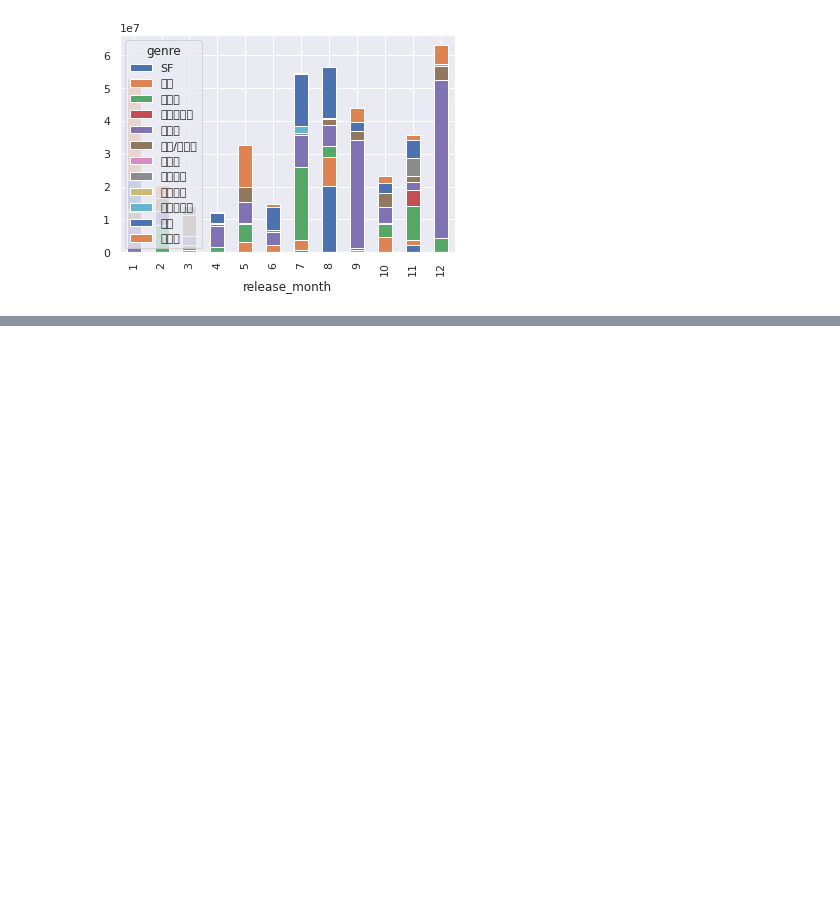
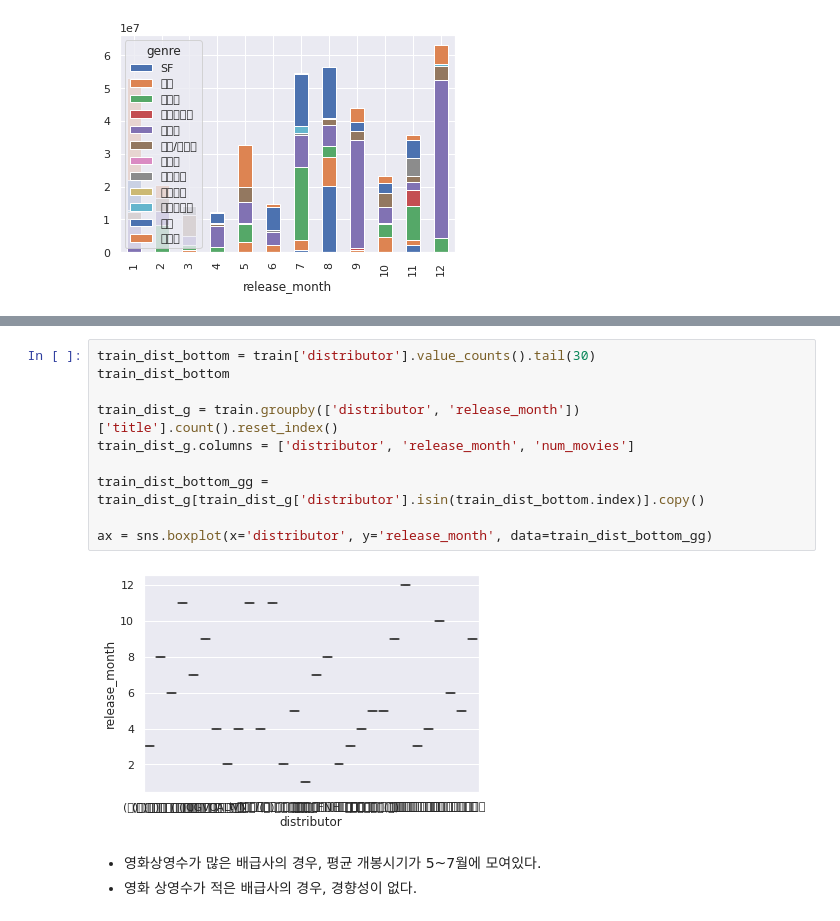
Before and after one commit to lim-jr/ESAA-Submits, a Jupyter notebook: 미니프로젝트1_YB1조_임재령_개봉시기위주.ipynb, the cells around one changed output, grey strips where cells are left out. Drawn from its saved outputs; the diff is of its cells as text; blank space fills up the shorter version.

```diff
--- a/미니프로젝트1_YB1조_임재령_개봉시기위주.ipynb
+++ b/미니프로젝트1_YB1조_임재령_개봉시기위주.ipynb
@@ -106,0 +120,15 @@ a.plot.bar(stacked=True)
+# %%
+train_dist_bottom = train['distributor'].value_counts().tail(30)
+train_dist_bottom
+
+train_dist_g = train.groupby(['distributor', 'release_month'])['title'].count().reset_index()
+train_dist_g.columns = ['distributor', 'release_month', 'num_movies']
+
+train_dist_bottom_gg = train_dist_g[train_dist_g['distributor'].isin(train_dist_bottom.index)].copy()
+
+ax = sns.boxplot(x='distributor', y='release_month', data=train_dist_bottom_gg)
+# %% [output]
+[figure, added]
+# %% [markdown]
+* 영화상영수가 많은 배급사의 경우, 평균 개봉시기가 5~7월에 모여있다.
+* 영화 상영수가 적은 배급사의 경우, 경향성이 없다.
```
Also changed, not shown: parts of 2 cells of this notebook.
